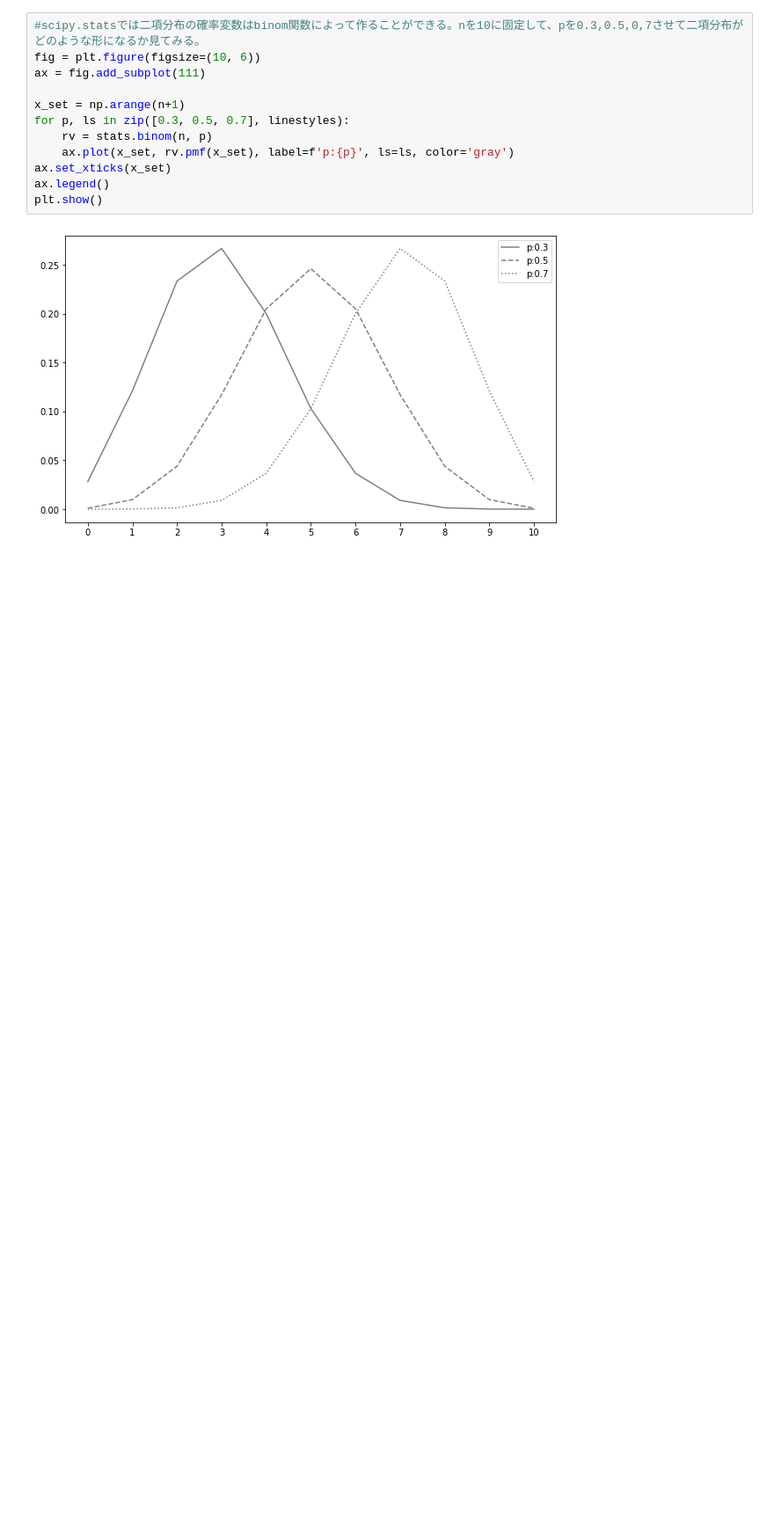
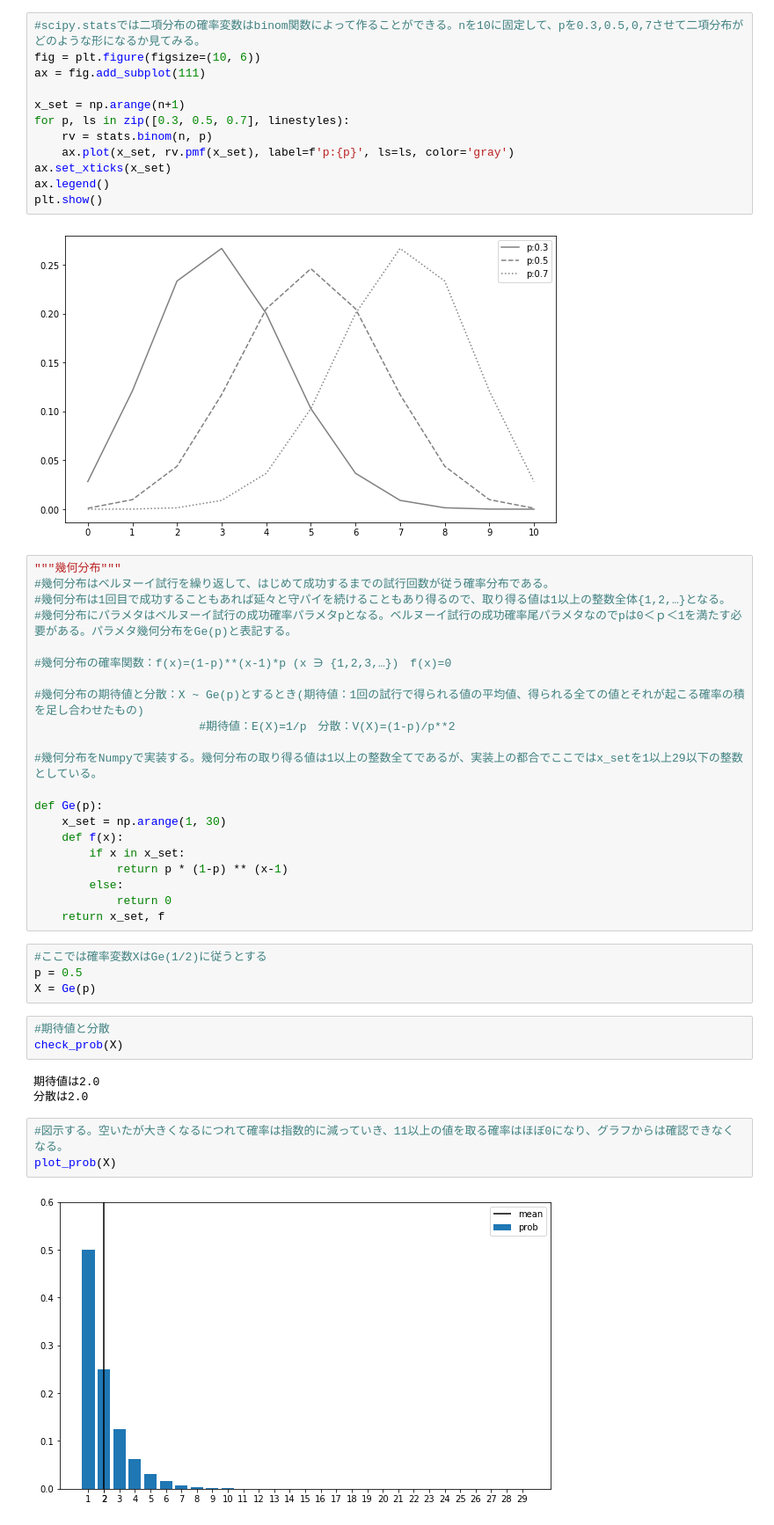
Before and after one commit to katuhito/python_statistics, a Jupyter notebook: Typical discrete probability distribution.ipynb, the cells around one changed output. Shown: that part at 88% size. Drawn from its saved outputs; the diff is of its cells as text; blank space fills up the shorter version.

Commit message:
幾何分布

```diff
--- a/Typical discrete probability distribution.ipynb
+++ b/Typical discrete probability distribution.ipynb
@@ -158,3 +158,39 @@ ax.legend()
 plt.show()
 # %% [output]
 [figure]
+# %%
+"""幾何分布"""
+#幾何分布はベルヌーイ試行を繰り返して、はじめて成功するまでの試行回数が従う確率分布である。
+#幾何分布は1回目で成功することもあれば延々と守パイを続けることもあり得るので、取り得る値は1以上の整数全体{1,2,…}となる。
+#幾何分布にパラメタはベルヌーイ試行の成功確率パラメタpとなる。ベルヌーイ試行の成功確率尾パラメタなのでpは0＜ｐ＜1を満たす必要がある。パラメタ幾何分布をGe(p)と表記する。
+
+#幾何分布の確率関数：f(x)=(1-p)**(x-1)*p (x ∋ {1,2,3,…})　f(x)=0
+
+#幾何分布の期待値と分散：X ~ Ge(p)とするとき(期待値：1回の試行で得られる値の平均値、得られる全ての値とそれが起こる確率の積を足し合わせたもの)
+                        #期待値：E(X)=1/p　分散：V(X)=(1-p)/p**2
+
+#幾何分布をNumpyで実装する。幾何分布の取り得る値は1以上の整数全てであるが、実装上の都合でここではx_setを1以上29以下の整数としている。
+
+def Ge(p):
+    x_set = np.arange(1, 30)
+    def f(x):
+        if x in x_set:
+            return p * (1-p) ** (x-1)
+        else:
+            return 0
+    return x_set, f
+# %%
+#ここでは確率変数XはGe(1/2)に従うとする
+p = 0.5
+X = Ge(p)
+# %%
+#期待値と分散
+check_prob(X)
+# %% [output]
+期待値は2.0
+分散は2.0
+# %%
+#図示する。空いたが大きくなるにつれて確率は指数的に減っていき、11以上の値を取る確率はほぼ0になり、グラフからは確認できなくなる。
+plot_prob(X)
+# %% [output]
+[figure, added]
```
Also changed, not shown: parts of 1 cell of this notebook, 1 other file.
